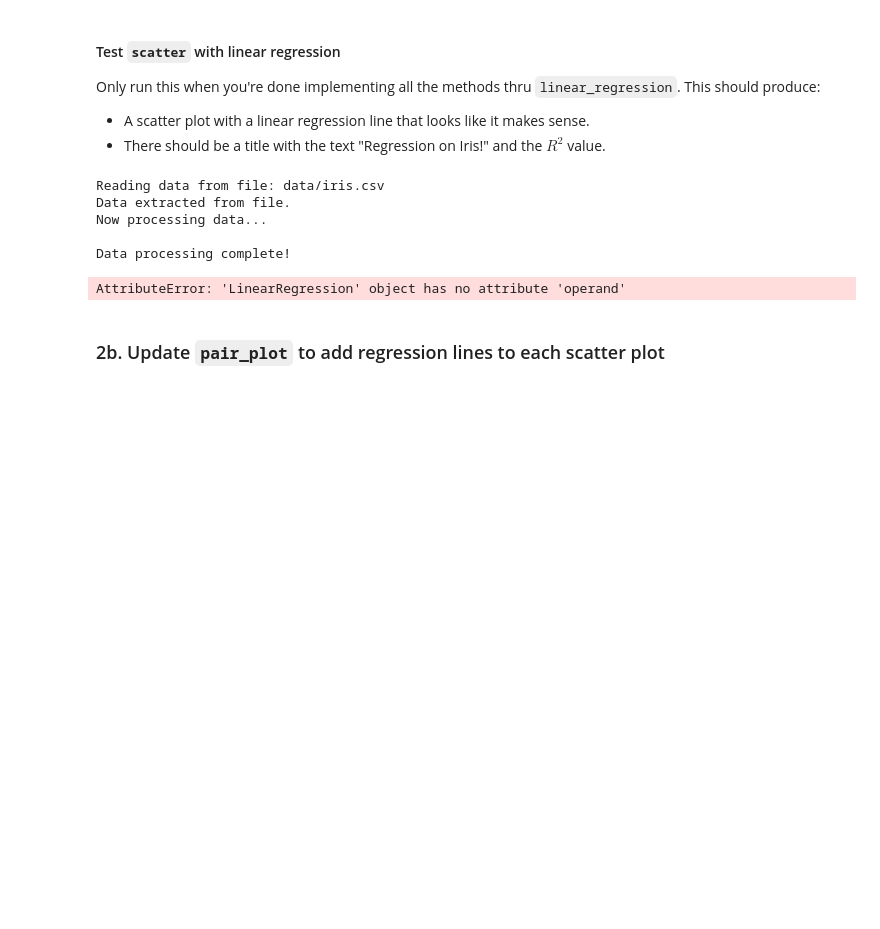
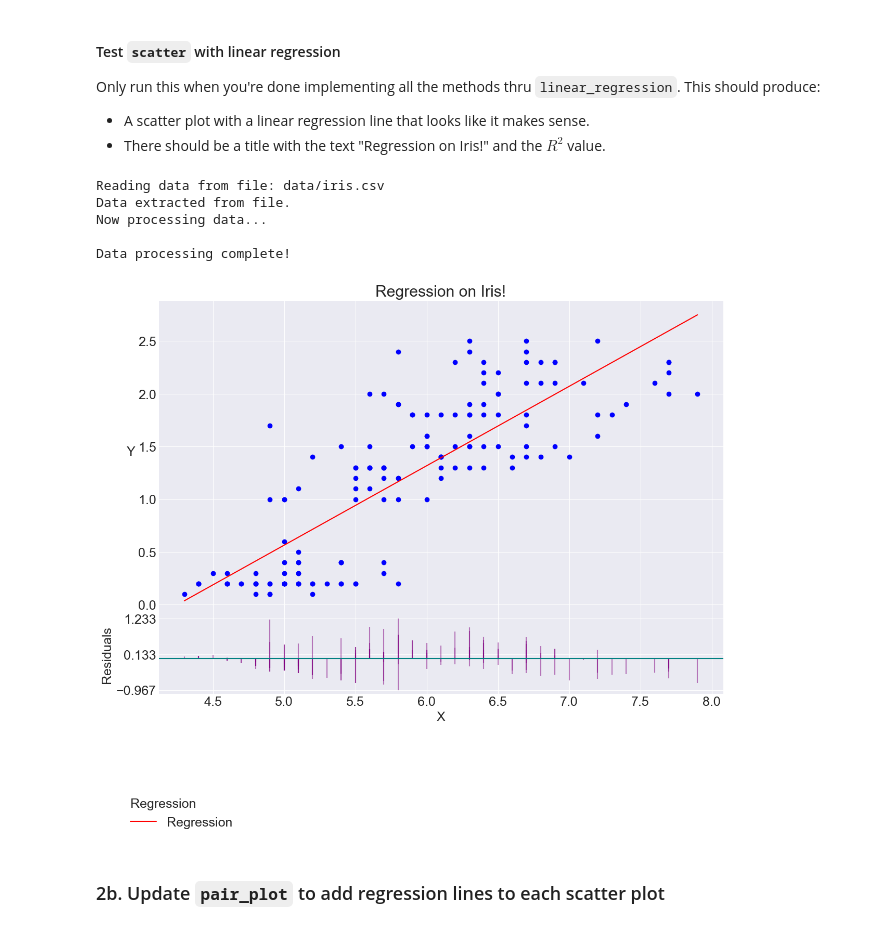
Before and after one commit to schiffinor/dataVisualization, a Jupyter notebook: Project3/linear_regression.ipynb, the cells around one changed output. Drawn from its saved outputs; the diff is of its cells as text; code cells hidden in the pictures; blank space fills up the shorter version.

```diff
--- a/Project3/linear_regression.ipynb
+++ b/Project3/linear_regression.ipynb
@@ -261,18 +261,18 @@ Only run this when you're done implementing all the methods thru `linear_regress
 # %%
 iris_filename = 'data/iris.csv'
 iris_data = Data(iris_filename)
 lin_reg = linear_regression.LinearRegression(iris_data)
 lin_reg.linear_regression(['sepal_length'], 'petal_width')
 
-lin_reg.scatter('sepal_length', 'petal_width', 'Regression on Iris!', operand=lin_reg.operand, residuals_on=True)
+lin_reg.scatter('sepal_length', 'petal_width', 'Regression on Iris!', operand=lin_reg.lin_opp, residuals_on=True)
 lin_reg.show()
 # %% [output]
 Reading data from file: data/iris.csv
 Data extracted from file.
 Now processing data...
 
 Data processing complete!
-AttributeError: 'LinearRegression' object has no attribute 'operand'
+[figure, added]
 # %% [markdown]
 ### 2b. Update `pair_plot` to add regression lines to each scatter plot
 # %% [markdown]
```
